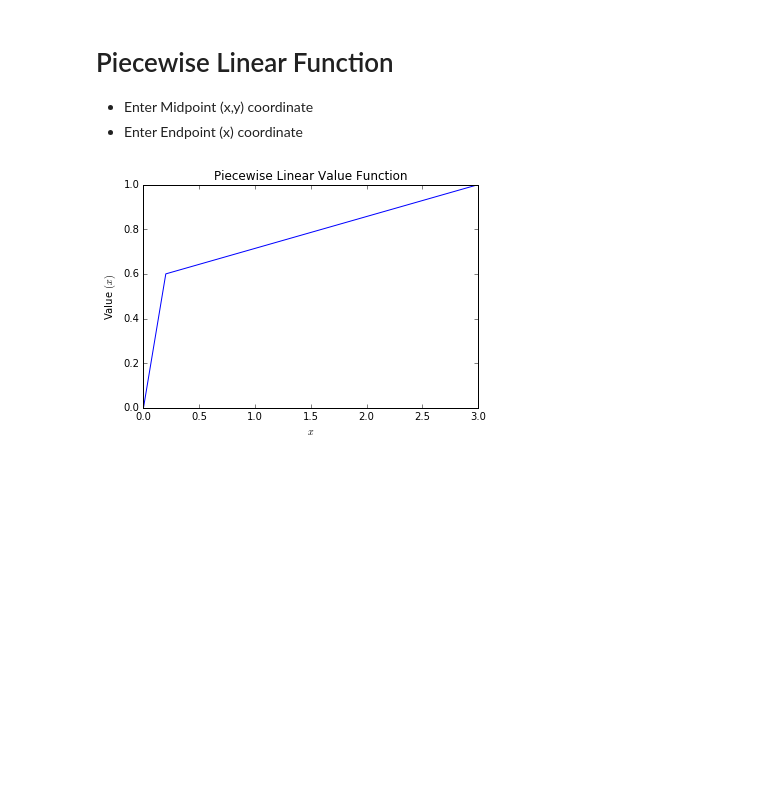
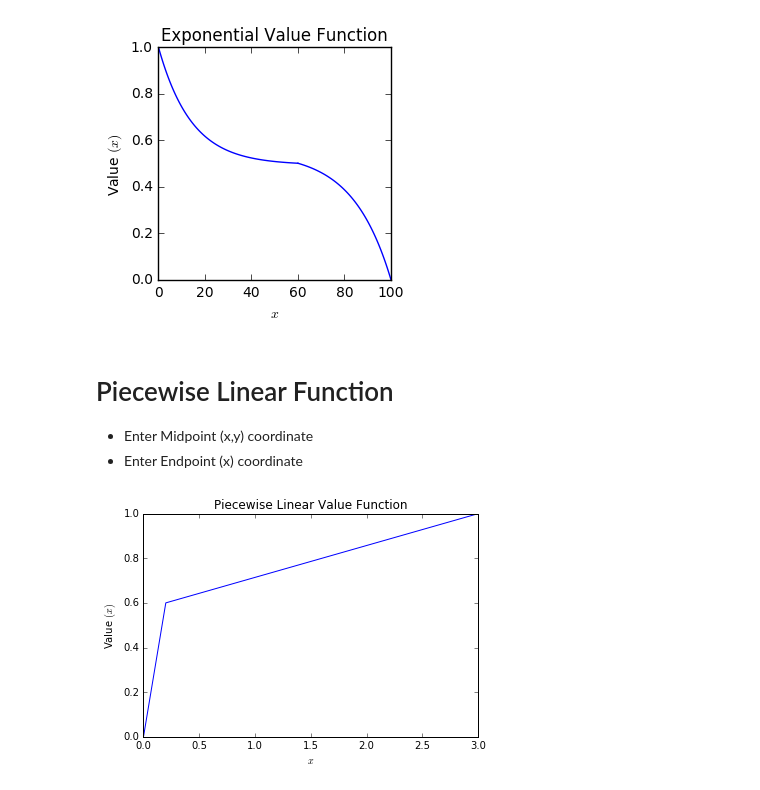
Before and after one commit to dmryer/Python, a Jupyter notebook: Value Functions.ipynb, the cells around one changed output. Saved outputs shown, nothing was run; the diff lists cells and outputs as text; code cells hidden in the pictures; blank space fills up the shorter version.

```diff
--- a/Value Functions.ipynb
+++ b/Value Functions.ipynb
@@ -125,3 +119,86 @@ plt.show()
+# %%
+
+# S Curve
+# Using Kirkwood Text and guide for exponential curves
+import numpy as np
+import matplotlib.pyplot as plt
+%matplotlib inline
+
+#######################################################
+# Input Values Here:
+low = 0                     # least prefered
+mv1 = 10                    # front midpoint
+mid = 60                    # overall midpoint
+mv2 = 90                    # back midpoint
+high = 100                  # Most prefered
+increase = 'F'              # T-increasing function (or) F-decreasing function
+
+#######################################################
+# Input Kirkwood Table 4.2: Calculating the Expontential Constant
+Rtable = [0, 0.014, 0.029, 0.043, 0.058, 0.072, 0.087, 0.101, 0.115, 0.130,
+          0.144, 0.159, 0.174, 0.189, 0.204, 0.220, 0.236, 0.252, 0.269, 0.287,
+          0.305, 0.324, 0.344, 0.365, 0.387, 0.410, 0.435, 0.462, 0.491, 0.522,
+          0.555, 0.592, 0.632, 0.677, 0.726, 0.782, 0.845, 0.917, 1.001, 1.099,
+          1.216, 1.359, 1.536, 1.762, 2.063, 2.483, 3.112, 4.157, 6.243, 12.497,
+          99999, -12.497, -6.243, -4.157, -3.112, -2.483, -2.063, -1.762, -1.536, -1.359,
+          -1.216, -1.099, -1.001, -0.917, -0.845, -0.782, -0.726, -0.677, -0.632, -0.592,
+          -0.555, -0.522, -0.491, -0.462, -0.435, -0.410, -0.387, -0.365, -0.344, -0.324,
+          -0.305, -0.287, -0.269, -0.252, -0.236, -0.220, -0.204, -0.189, -0.174, -0.159,
+          -0.144, -0.130, -0.115, -0.101, -0.087, -0.072, -0.058, -0.043, -0.029, -0.014]
+
+#####################
+# FOR INCREASING S-Curve:
+if increase == 'T' :
+
+    # First half of S curve
+    z1 = (mv1 - low)/(mid - low)         # normalized midvalue
+    z100 = int(z1*100)                   # converting to index
+    R1 = Rtable [z100]                   # lookup based on z1
+    rho1 = R1 * (mid - low)              # calculate rho1 based on R*range
+    increment = 100
+    x1 = np.linspace(low, mid, increment)
+    y1 = (1 - np.exp(-(x1 - low)/rho1))/(1 - np.exp(-(mid - low)/rho1))/2
+
+    # Second half of S curve
+    z2 = (mv2 - mid)/(high - mid)        # normalized midvalue
+    z200 = int(z2*100)                   # converting to index
+    R2 = Rtable [z200]                   # lookup based on z2
+    rho2 = R2 * (high - mid)             # calculate rho2 ased on R*range
+    x2 = np.linspace(mid, high, increment)
+    y2 = (1 - np.exp(-(x2 - mid)/rho2))/(1 - np.exp(-(high - mid)/rho2))/2 + 0.5
+
+####################
+# FOR DECREASING S-Curve:
+else:
+
+    # First half of S curve
+    z1 = (mv1 - low)/(mid - low)         # normalized midvalue
+    z100 = int(z1*100)                   # converting to index
+    R1 = Rtable [z100]                   # lookup based on z1
+    rho1 = - R1 * (mid - low)            # calculate rho1 based on R*range
+    increment = 100
+    x1 = np.linspace(low, mid, increment)
+    y1 = (1 - np.exp(-(mid - x1)/rho1))/(1 - np.exp(-(mid - low)/rho1))/2 + 0.5
+
+    # Second half of S curve
+    z2 = (mv2 - mid)/(high - mid)        # normalized midvalue
+    z200 = int(z2*100)                   # converting to index
+    R2 = Rtable [z200]                   # lookup based on z2
+    rho2 = - R2 * (high - mid)           # calculate rho2 ased on R*range
+    x2 = np.linspace(mid, high, increment)
+    y2 = (1 - np.exp(-(high-x2)/rho2))/(1 - np.exp(-(high - mid)/rho2))/2
+
+####################
+# Plot curve
+plt.figure(figsize=(3,3))
+plt.plot(x1, y1,'b-')
+plt.plot(x2, y2,'b-')
+plt.title('Exponential Value Function')
+plt.xlabel('$x$')
+plt.ylabel('Value $(x)$')
+plt.show()
+# %% [output]
+[figure, added]
 # %% [markdown]
 # Piecewise Linear Function
 - Enter Midpoint (x,y) coordinate
```
Also changed, not shown: parts of 10 cells of this notebook.
